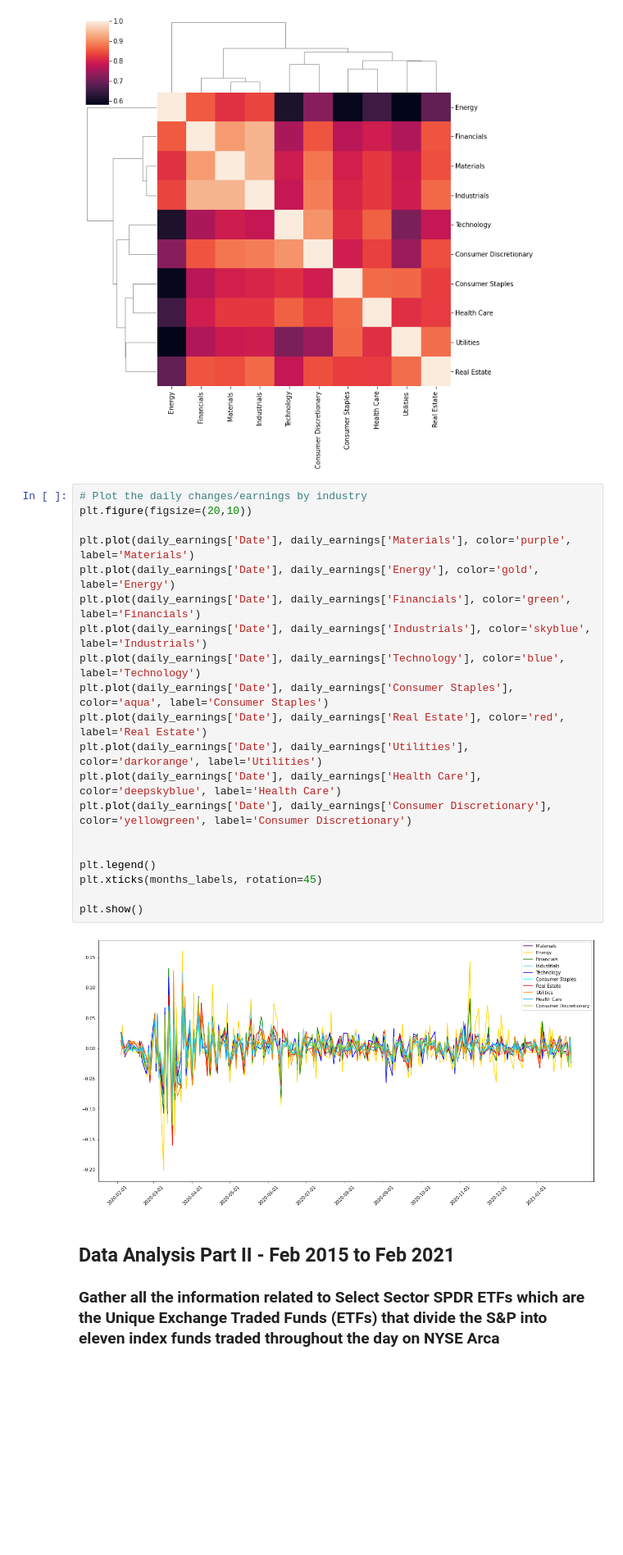
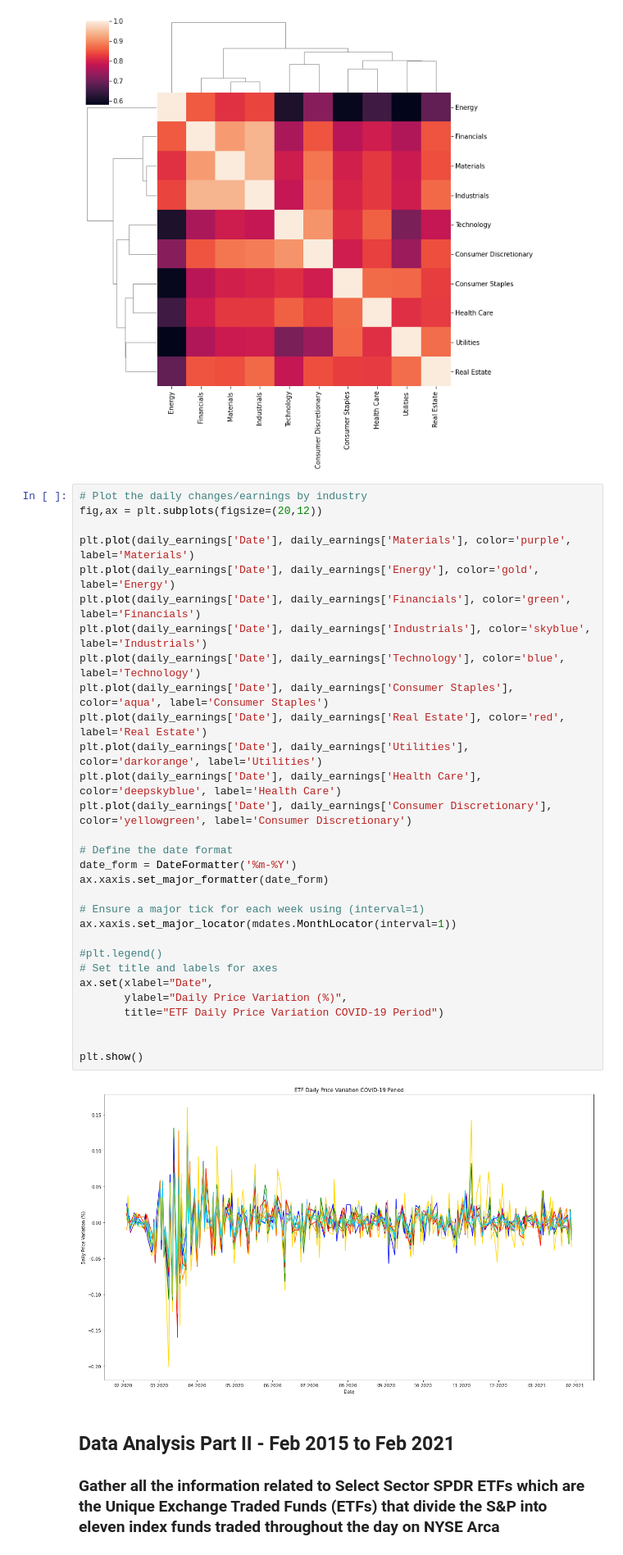
Before and after one commit to Rcidm1994/Project1, a Jupyter notebook: Industry_Performance.ipynb, the cells around one changed output. Shown at 82% size. Drawn from its saved outputs; the diff is of its cells as text; blank space fills up the shorter version.

```diff
--- a/Industry_Performance.ipynb
+++ b/Industry_Performance.ipynb
@@ -327,26 +361,36 @@ g = sns.clustermap(daily_earnings.corr())
 [figure]
 # %%
 # Plot the daily changes/earnings by industry
-plt.figure(figsize=(20,10))
+fig,ax = plt.subplots(figsize=(20,12))
 
 plt.plot(daily_earnings['Date'], daily_earnings['Materials'], color='purple', label='Materials')
 plt.plot(daily_earnings['Date'], daily_earnings['Energy'], color='gold', label='Energy')
 plt.plot(daily_earnings['Date'], daily_earnings['Financials'], color='green', label='Financials')
 plt.plot(daily_earnings['Date'], daily_earnings['Industrials'], color='skyblue', label='Industrials')
 plt.plot(daily_earnings['Date'], daily_earnings['Technology'], color='blue', label='Technology')
 plt.plot(daily_earnings['Date'], daily_earnings['Consumer Staples'], color='aqua', label='Consumer Staples')
 plt.plot(daily_earnings['Date'], daily_earnings['Real Estate'], color='red', label='Real Estate')
 plt.plot(daily_earnings['Date'], daily_earnings['Utilities'], color='darkorange', label='Utilities')
 plt.plot(daily_earnings['Date'], daily_earnings['Health Care'], color='deepskyblue', label='Health Care')
 plt.plot(daily_earnings['Date'], daily_earnings['Consumer Discretionary'], color='yellowgreen', label='Consumer Discretionary')
 
+# Define the date format
+date_form = DateFormatter('%m-%Y')
+ax.xaxis.set_major_formatter(date_form)
 
-plt.legend()
-plt.xticks(months_labels, rotation=45)
+# Ensure a major tick for each week using (interval=1)
+ax.xaxis.set_major_locator(mdates.MonthLocator(interval=1))
+
+#plt.legend()
+# Set title and labels for axes
+ax.set(xlabel="Date",
+       ylabel="Daily Price Variation (%)",
+       title="ETF Daily Price Variation COVID-19 Period")
+
 
 plt.show()
 # %% [output]
-[figure, old version]
+[figure, new version]
 # %% [markdown]
 ## Data Analysis Part II - Feb 2015 to Feb 2021
 
```
Also changed, not shown: parts of 11 cells of this notebook.
